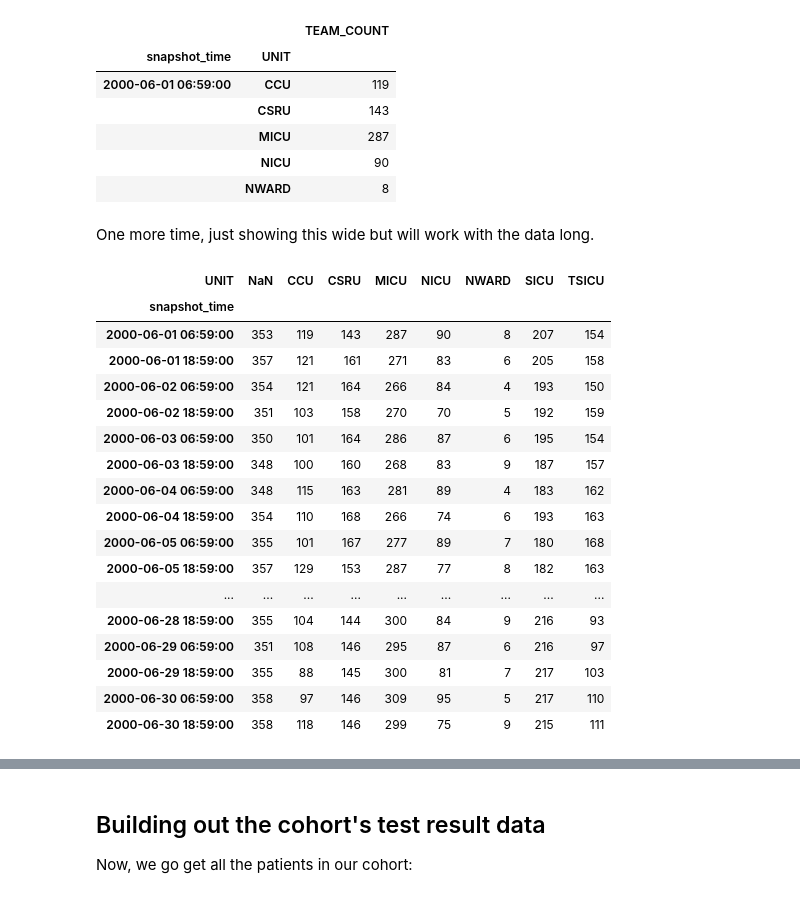
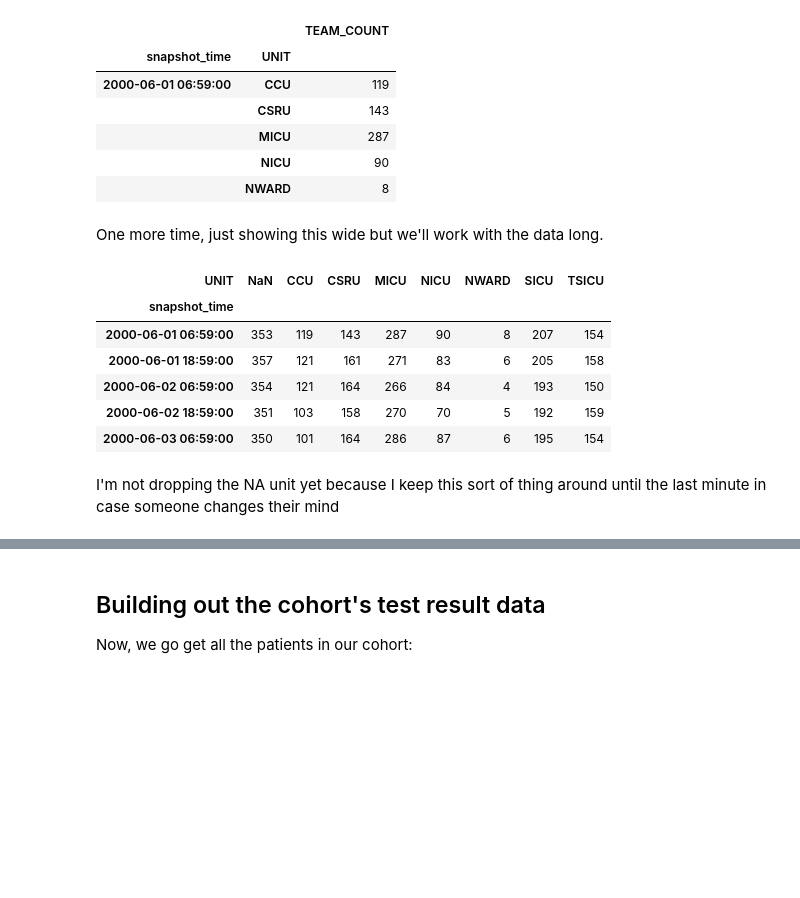
Before and after one commit to arfenarf/wi-coding-challenge, a Jupyter notebook: retrospective_analysis.ipynb, the cells around one changed output, grey strips where cells are left out. Drawn from its saved outputs; the diff is of its cells as text; code cells hidden in the pictures; blank space fills up the shorter version.

```diff
--- a/retrospective_analysis.ipynb
+++ b/retrospective_analysis.ipynb
@@ -169,28 +173,19 @@ caregiver_population.head()
 |  | NICU | 90 |
 |  | NWARD | 8 |
 # %% [markdown]
-One more time, just showing this wide but will work with the data long.
+One more time, just showing this wide but we'll work with the data long.
 # %%
-caregiver_population.reset_index().pivot(index ='snapshot_time', columns='UNIT', values = 'TEAM_COUNT').fillna(0)
+caregiver_population.reset_index().pivot(index ='snapshot_time', columns='UNIT', values = 'TEAM_COUNT').fillna(0).head()
 # %% [output]
 | UNIT | NaN | CCU | CSRU | MICU | NICU | NWARD | SICU | TSICU |
 | snapshot_time |  |  |  |  |  |  |  |  |
 | 2000-06-01 06:59:00 | 353 | 119 | 143 | 287 | 90 | 8 | 207 | 154 |
 | 2000-06-01 18:59:00 | 357 | 121 | 161 | 271 | 83 | 6 | 205 | 158 |
 | 2000-06-02 06:59:00 | 354 | 121 | 164 | 266 | 84 | 4 | 193 | 150 |
 | 2000-06-02 18:59:00 | 351 | 103 | 158 | 270 | 70 | 5 | 192 | 159 |
 | 2000-06-03 06:59:00 | 350 | 101 | 164 | 286 | 87 | 6 | 195 | 154 |
-| 2000-06-03 18:59:00 | 348 | 100 | 160 | 268 | 83 | 9 | 187 | 157 |
-| 2000-06-04 06:59:00 | 348 | 115 | 163 | 281 | 89 | 4 | 183 | 162 |
-| 2000-06-04 18:59:00 | 354 | 110 | 168 | 266 | 74 | 6 | 193 | 163 |
-| 2000-06-05 06:59:00 | 355 | 101 | 167 | 277 | 89 | 7 | 180 | 168 |
-| 2000-06-05 18:59:00 | 357 | 129 | 153 | 287 | 77 | 8 | 182 | 163 |
-| ... | ... | ... | ... | ... | ... | ... | ... | ... |
-| 2000-06-28 18:59:00 | 355 | 104 | 144 | 300 | 84 | 9 | 216 | 93 |
-| 2000-06-29 06:59:00 | 351 | 108 | 146 | 295 | 87 | 6 | 216 | 97 |
-| 2000-06-29 18:59:00 | 355 | 88 | 145 | 300 | 81 | 7 | 217 | 103 |
-| 2000-06-30 06:59:00 | 358 | 97 | 146 | 309 | 95 | 5 | 217 | 110 |
-| 2000-06-30 18:59:00 | 358 | 118 | 146 | 299 | 75 | 9 | 215 | 111 |
+# %% [markdown]
+I'm not dropping the NA unit yet because I keep this sort of thing around until the last minute in case someone changes their mind
 # %%
 unit_measures = pd.concat([unit_population, discharge_df, caregiver_population], axis = 1).fillna(0)
 unit_measures['nurse_discharge_ratio'] = unit_measures.DISCHARGE_COUNT / unit_measures.PATIENT_COUNT
```
Also changed, not shown: parts of 6 cells of this notebook, 1 other file.
